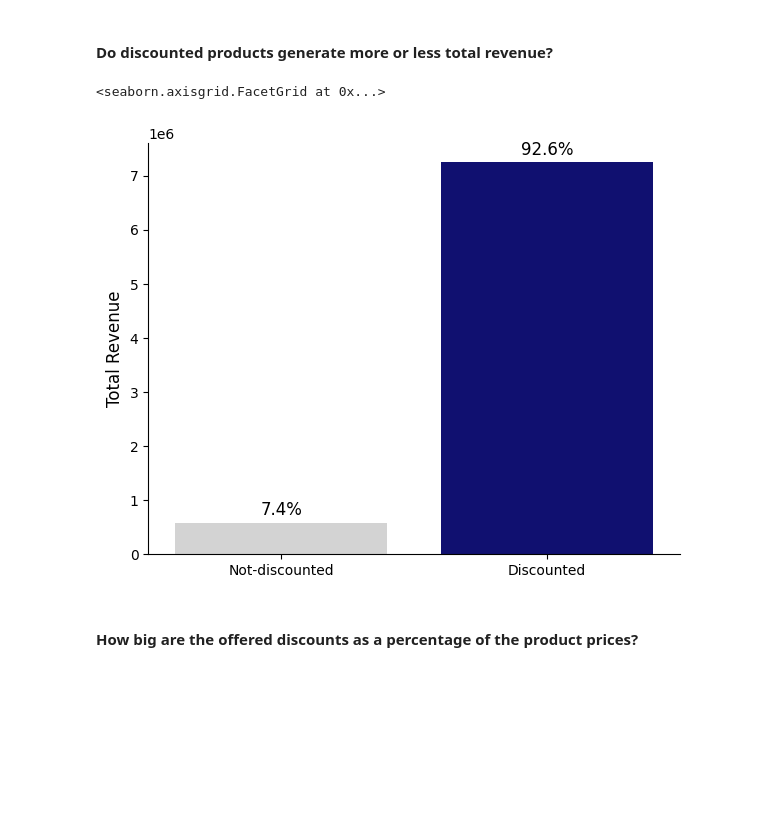
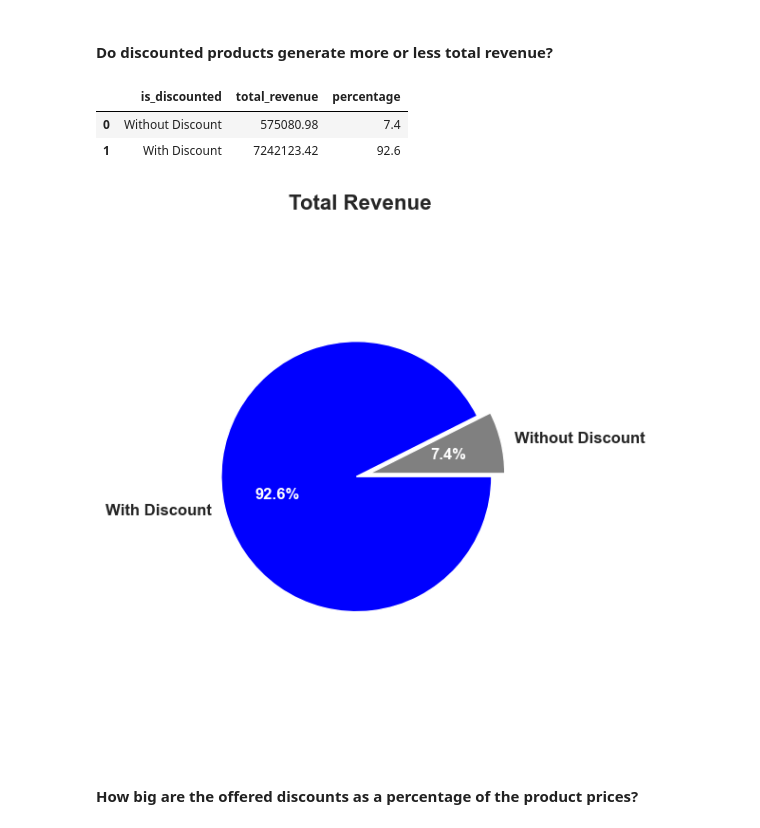
Before and after one commit to yazdan0101/ENIAC-discounts-strategy, a Jupyter notebook: notebooks/analysis.ipynb, the cells around one changed output. Drawn from its saved outputs; the diff is of its cells as text; code cells hidden in the pictures; blank space fills up the shorter version.

Commit message:
create discounted vs not discounted pie chart

```diff
--- a/notebooks/analysis.ipynb
+++ b/notebooks/analysis.ipynb
@@ -94,8 +114,8 @@ overall_revenue
 # %%
 discounted_p=ol_p_df.groupby('is_discounted').agg(total_unit_sold=('qty','sum')).reset_index()
 discounted_p['is_discounted'] = discounted_p['is_discounted'].map({
-    True: 'Discounted',
-    False: 'Not-discounted'
+    True: 'With Discount',
+    False: 'Without Discount'
 })
 total_units=discounted_p['total_unit_sold'].sum()
 discounted_p['percentage'] = (discounted_p['total_unit_sold'] /total_units  * 100).round(1)
@@ -129,35 +160,46 @@ g.set_axis_labels("", "Total Unit Sold", fontsize=12)
 discounted_r=ol_p_df.groupby('is_discounted').agg(total_revenue=('total_sale_price','sum')).reset_index()
 # %%
 discounted_r['is_discounted'] = discounted_r['is_discounted'].map({
-    True: 'Discounted',
-    False: 'Not-discounted'
+    True: 'With Discount',
+    False: 'Without Discount'
 })
 total_revenue=discounted_r['total_revenue'].sum()
 discounted_r['percentage'] = (discounted_r['total_revenue'] /total_revenue  * 100).round(1)
+# %%
+discounted_r
+# %% [output]
+|  | is_discounted | total_revenue | percentage |
+| 0 | Without Discount | 575080.98 | 7.4 |
+| 1 | With Discount | 7242123.42 | 92.6 |
 # %%
-g=sns.catplot(
-    data=discounted_r,
-    x='is_discounted',
-    y='total_revenue',
-    kind='bar',
-    height=5,
-    aspect=1.2,
-    palette= ['lightgray', 'navy'],
-    hue='is_discounted'
+labels = list(discounted_r['is_discounted'])
+sizes = [7.4,92.6]
+colors = ['gray', 'blue']
+explode = (0.05, 0.05)
+
+# Create the pie chart
+plt.figure(figsize=(6, 6))
+patches, texts, autotexts = plt.pie(
+    sizes,
+    labels=labels,
+    autopct='%1.1f%%',
+
+    colors=colors,
+    explode=explode,
+    textprops={'fontsize': 12, 'weight': 'bold'}
 )
-ax = g.ax
-for i, row in discounted_r.iterrows():
-    ax.text(
-        i,
-        row['total_revenue'] + 0.01 * total_revenue,
-        f"{row['percentage']}%",
-        ha='center', va='bottom', fontsize=12
-    )
-ax.set_title('')
-g.set_axis_labels("", "Total Revenue", fontsize=12)
+
+# Make text more readable
+for autotext in autotexts:
+    autotext.set_color('white')
+    autotext.set_fontsize(12)
+
+plt.title('Total Revenue ', fontsize=16, weight='bold')
+plt.axis('equal')  # Equal aspect ratio ensures pie is drawn as a circle
+plt.tight_layout()
+plt.savefig('/Users/yazdan/Desktop/plots/revenue.png', dpi=300, bbox_inches='tight')
 # %% [output]
-<seaborn.axisgrid.FacetGrid at 0x...>
-[figure, old version]
+[figure, new version]
 # %% [markdown]
 #### How big are the offered discounts as a percentage of the product prices?
 # %%
```
Also changed, not shown: parts of 12 cells of this notebook.
